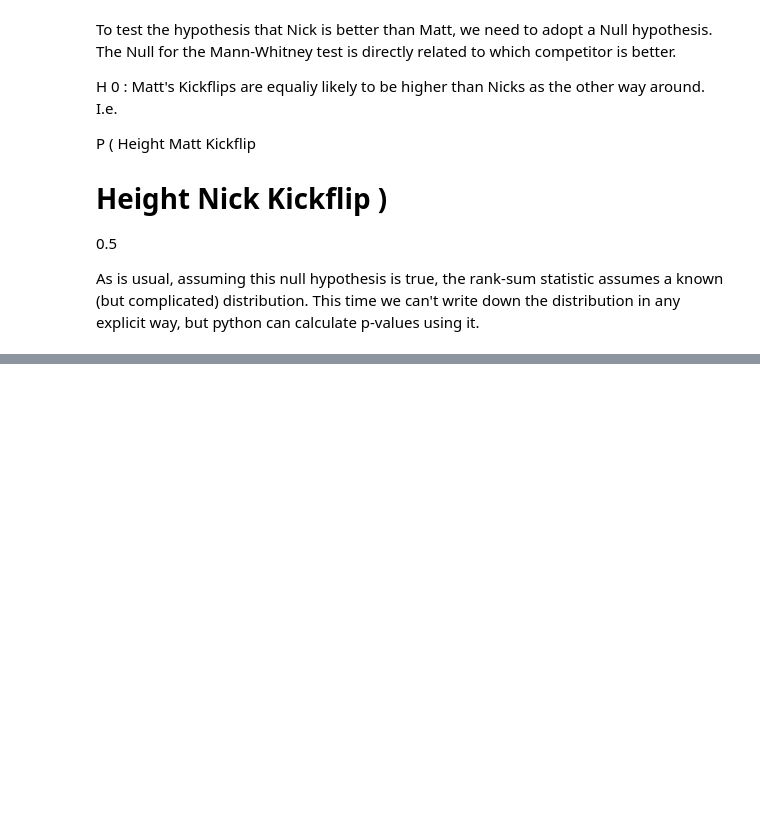
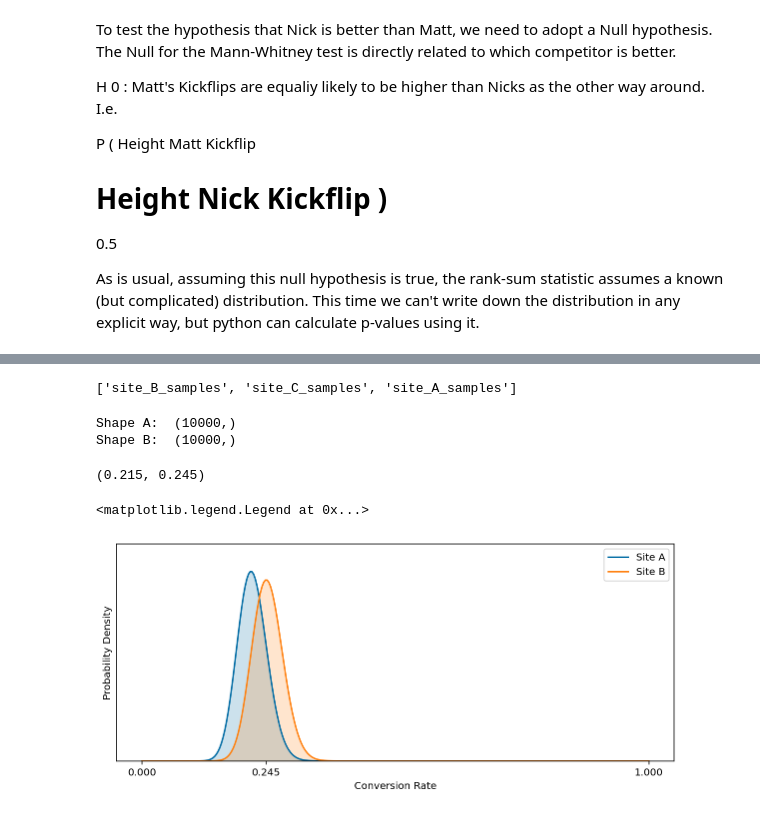
Before and after one commit to SmashAF/DSI_Study, a Jupyter notebook: Week2_Study_Sheet.ipynb, the cells around one changed output, grey strips where cells are left out. Saved outputs shown, nothing was run; the diff lists cells and outputs as text; code cells hidden in the pictures; blank space fills up the shorter version.

```diff
--- a/Week2_Study_Sheet.ipynb
+++ b/Week2_Study_Sheet.ipynb
@@ -593,0 +863,34 @@ print("p-value for Nick < Matt: {:2.3f}".format(res.pvalue))
+# %%
+x = np.load("samples.npz")
+# %%
+list(x.keys())
+# %% [output]
+['site_B_samples', 'site_C_samples', 'site_A_samples']
+# %%
+#take a peak at the data
+x['site_A_samples'][:20]
+# how many total?
+print("Shape A: ", x['site_A_samples'].shape)
+print("Shape B: ", x['site_B_samples'].shape)
+# %% [output]
+Shape A:  (10000,)
+Shape B:  (10000,)
+# %%
+#load in a subset
+n = 200
+site_A_samples = x['site_A_samples'][:n]
+site_B_samples = x['site_B_samples'][:n]
+
+np.mean(site_A_samples), np.mean(site_B_samples)
+# %% [output]
+(0.215, 0.245)
+# %%
+# plot our data
+fig, ax = plt.subplots(1, 1, figsize=(10,4))
+
+plot_beta_website(site_A_samples, ax, label='Site A')
+plot_beta_website(site_B_samples, ax, label='Site B')
+ax.legend()
+# %% [output]
+<matplotlib.legend.Legend at 0x...>
+[figure, added]
```
Also changed, not shown: parts of 52 cells of this notebook, 4 other files.
